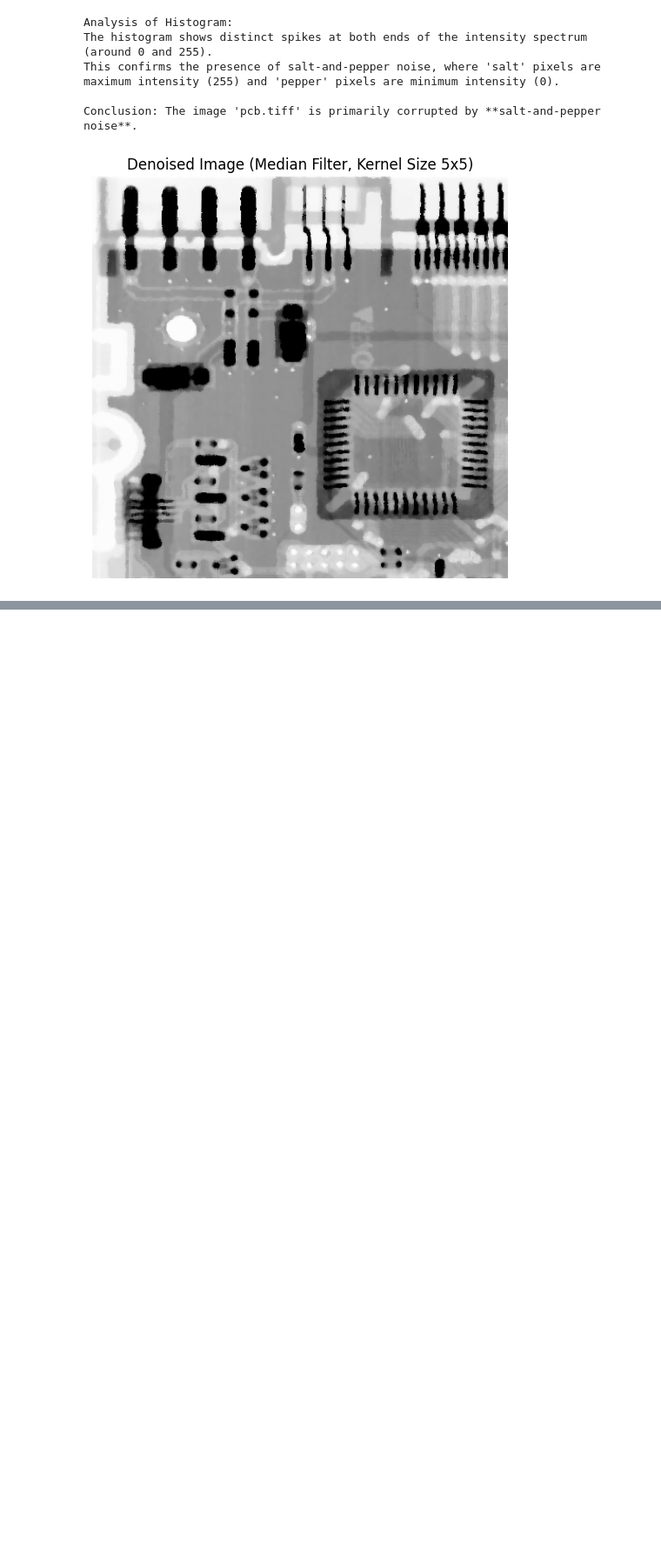
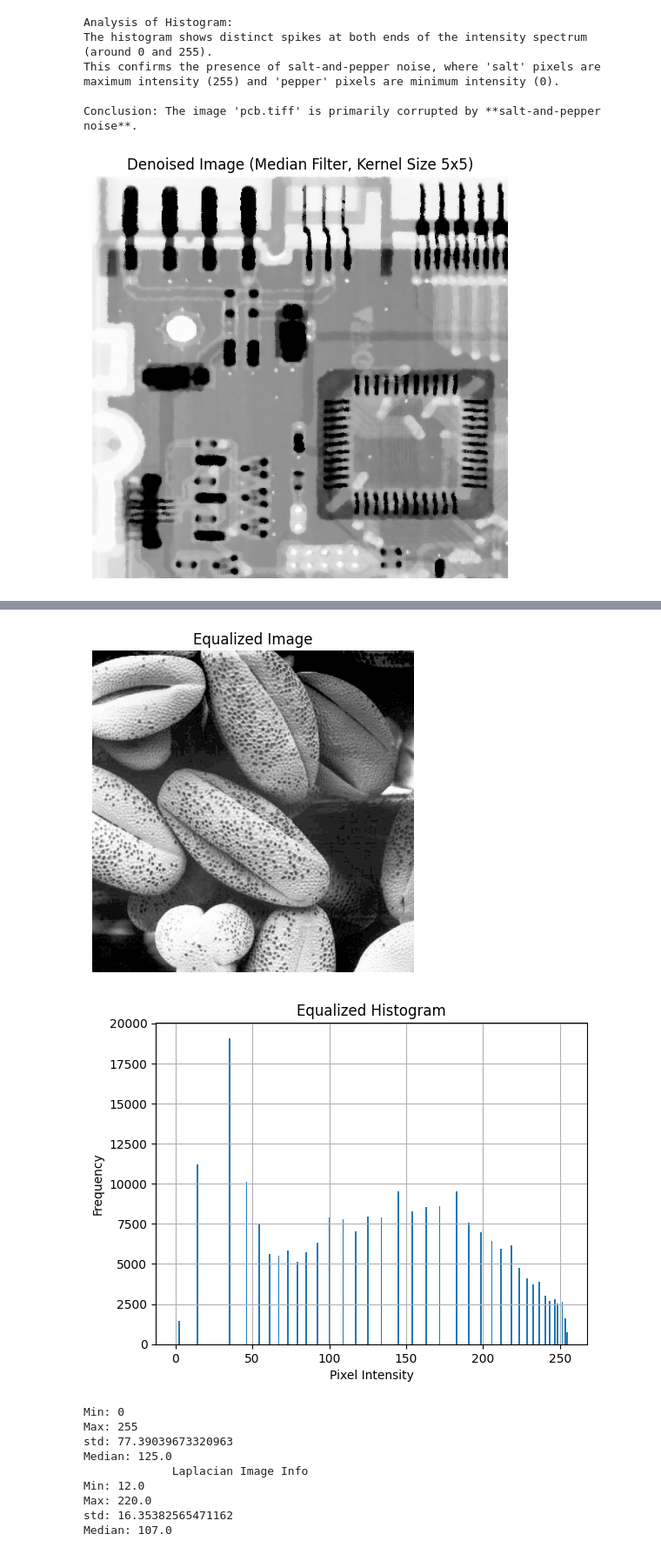
Before and after one commit to 321abd/Image-final, a Jupyter notebook: image_final_abdulrahman.ipynb, the cells around one changed output, grey strips where cells are left out. Shown at 87% size. Drawn from its saved outputs; the diff is of its cells as text; code cells hidden in the pictures; blank space fills up the shorter version.

```diff
--- a/image_final_abdulrahman.ipynb
+++ b/image_final_abdulrahman.ipynb
@@ -644,0 +474,64 @@ Justification: CLAHE is an adaptive method that computes several histograms, eac
+# %%
+# apply histogram equalization to make contrast better
+equalized_gray = cv2.equalizeHist(gray_img)
+
+# show equalized image
+plt.imshow(equalized_gray, cmap='gray')
+plt.title("Equalized Image")
+plt.axis('off')
+plt.show()
+
+# histogram of equalized image
+plt.hist(equalized_gray.ravel(), bins=256, range=(0, 255))
+plt.title("Equalized Histogram")
+plt.xlabel("Pixel Intensity")
+plt.ylabel("Frequency")
+plt.grid(True)
+plt.show()
+
+# info about equalized image
+print(f"Min: {np.min(equalized_gray)}")
+print(f"Max: {np.max(equalized_gray)}")
+print(f"std: {np.std(equalized_gray)}")
+print(f"Median: {np.median(equalized_gray)}")
+
+
+# apply laplacian filter to sharpen
+lap_result = cv2.Laplacian(gray_img, cv2.CV_64F)
+
+# apply formula to sharpen more
+sharp_factor = -2
+laplacian_sharpened = gray_img.astype(np.float64) + sharp_factor * lap_result
+
+# info about sharpened image
+print("             Laplacian Image Info             ")
+print(f"Min: {np.min(laplacian_sharpened)}")
+print(f"Max: {np.max(laplacian_sharpened)}")
+print(f"std: {np.std(laplacian_sharpened)}")
+print(f"Median: {np.median(laplacian_sharpened)}")
+
+# show sharpened image
+plt.imshow(laplacian_sharpened, cmap='gray')
+plt.title("Laplacian Sharpened Image")
+plt.axis('off')
+plt.show()
+
+# histogram of sharpened image
+plt.hist(laplacian_sharpened.ravel(), bins=256, range=(0, 255))
+plt.title("Laplacian Histogram")
+plt.xlabel("Pixel Intensity")
+plt.ylabel("Frequency")
+plt.grid(True)
+plt.show()
+# %% [output]
+[figure, added]
+[figure, added]
+Min: 0
+Max: 255
+std: 77.39039673320963
+Median: 125.0
+             Laplacian Image Info
+Min: 12.0
+Max: 220.0
+std: 16.35382565471162
+Median: 107.0
```
Also changed, not shown: parts of 8 cells of this notebook.
